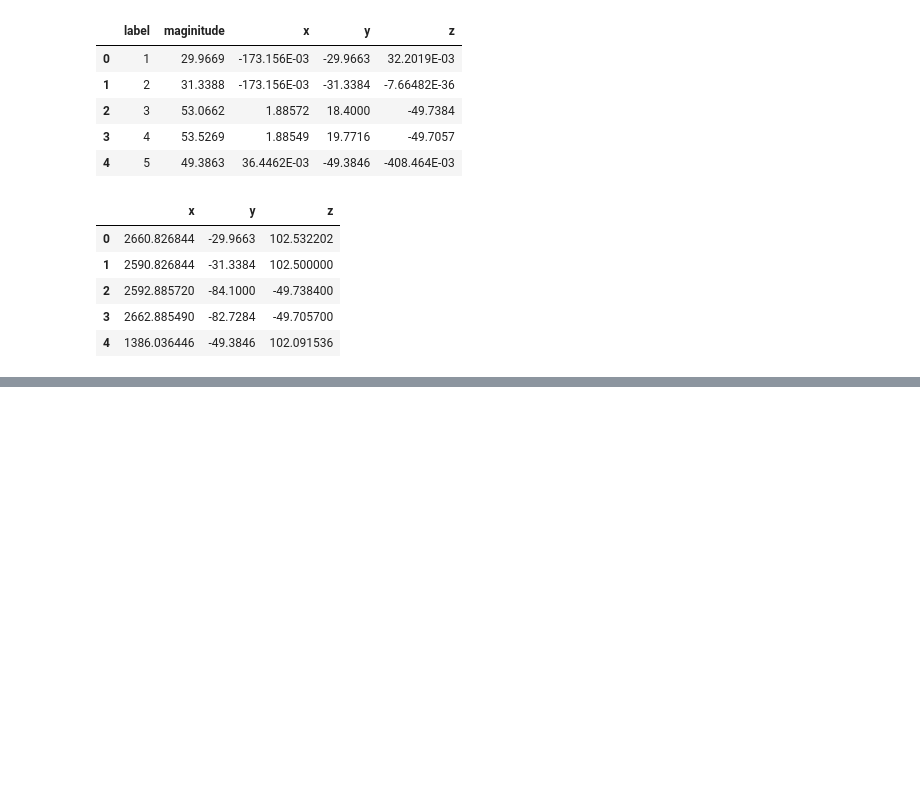
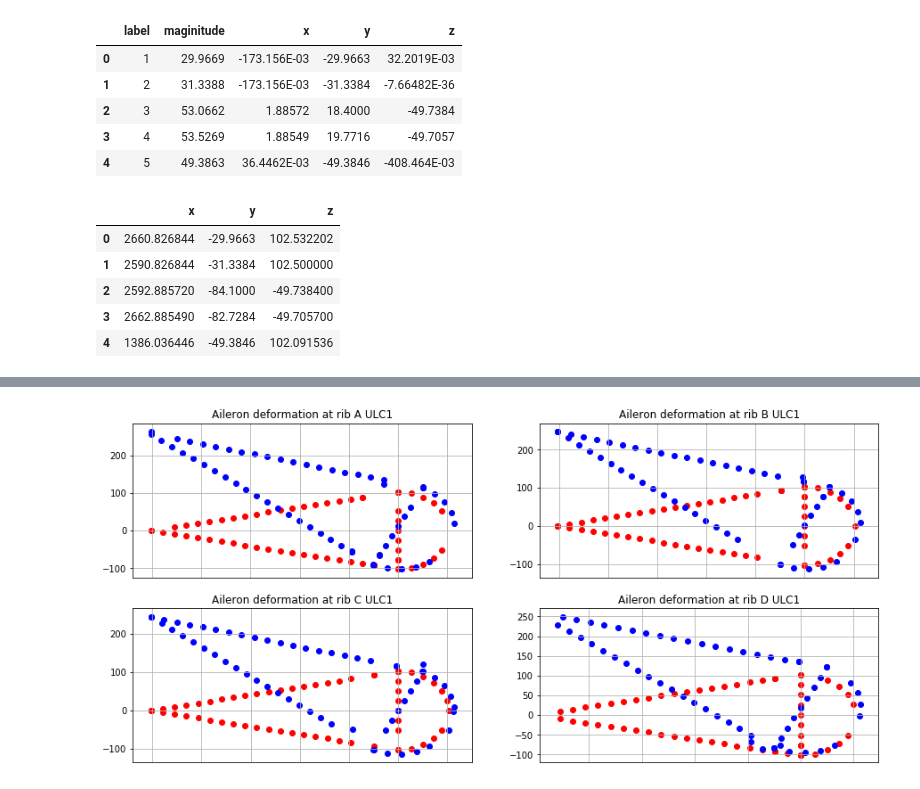
Before and after one commit to LukeDeWaal/SVV2019, a Jupyter notebook: validation_data_exploration.ipynb, the cells around one changed output, grey strips where cells are left out. Saved outputs shown, nothing was run; the diff lists cells and outputs as text; code cells hidden in the pictures; blank space fills up the shorter version.

```diff
--- a/validation_data_exploration.ipynb
+++ b/validation_data_exploration.ipynb
@@ -171,0 +179,49 @@ ax.scatter3D(df_aileron_coordinates['z'],df_aileron_coordinates['x'], df_aileron
+# %%
+fig=plt.figure(figsize=(15,7))
+ax = fig.add_subplot(221)
+ax.set_title('Aileron deformation at rib A ULC1')
+ax.scatter(df_aileron_coordinates['z'].iloc[coordinates_a], df_aileron_coordinates['y'].iloc[coordinates_a], c='r')
+ax.scatter(deformations['z'].iloc[coordinates_a], deformations['y'].iloc[coordinates_a], c='b')
+ax.tick_params(
+    axis='x',          # changes apply to the x-axis
+    which='both',      # both major and minor ticks are affected
+    bottom=False,      # ticks along the bottom edge are off
+    top=False,         # ticks along the top edge are off
+    labelbottom=False) # labels along the bottom edge are off
+ax.grid()
+ax = fig.add_subplot(222)
+ax.set_title('Aileron deformation at rib B ULC1')
+ax.scatter(df_aileron_coordinates['z'].iloc[coordinates_b], df_aileron_coordinates['y'].iloc[coordinates_b], c='r')
+ax.scatter(deformations['z'].iloc[coordinates_b], deformations['y'].iloc[coordinates_b], c='b')
+ax.tick_params(
+    axis='x',          # changes apply to the x-axis
+    which='both',      # both major and minor ticks are affected
+    bottom=False,      # ticks along the bottom edge are off
+    top=False,         # ticks along the top edge are off
+    labelbottom=False) # labels along the bottom edge are off
+ax.grid()
+ax = fig.add_subplot(223)
+ax.set_title('Aileron deformation at rib C ULC1')
+ax.scatter(df_aileron_coordinates['z'].iloc[coordinates_c], df_aileron_coordinates['y'].iloc[coordinates_c], c='r')
+ax.scatter(deformations['z'].iloc[coordinates_c], deformations['y'].iloc[coordinates_c], c='b')
+ax.tick_params(
+    axis='x',          # changes apply to the x-axis
+    which='both',      # both major and minor ticks are affected
+    bottom=False,      # ticks along the bottom edge are off
+    top=False,         # ticks along the top edge are off
+    labelbottom=False) # labels along the bottom edge are off
+ax.grid()
+ax = fig.add_subplot(224)
+ax.set_title('Aileron deformation at rib D ULC1')
+ax.scatter(df_aileron_coordinates['z'].iloc[coordinates_d], df_aileron_coordinates['y'].iloc[coordinates_d], c='r')
+ax.scatter(deformations['z'].iloc[coordinates_d], deformations['y'].iloc[coordinates_d], c='b')
+ax.tick_params(
+    axis='x',          # changes apply to the x-axis
+    which='both',      # both major and minor ticks are affected
+    bottom=False,      # ticks along the bottom edge are off
+    top=False,         # ticks along the top edge are off
+    labelbottom=False) # labels along the bottom edge are off
+ax.grid()
+fig.savefig('aileron_rib_deformation.eps')
+# %% [output]
+[figure, added]
```
Also changed, not shown: parts of 18 cells of this notebook, 5 other files.
